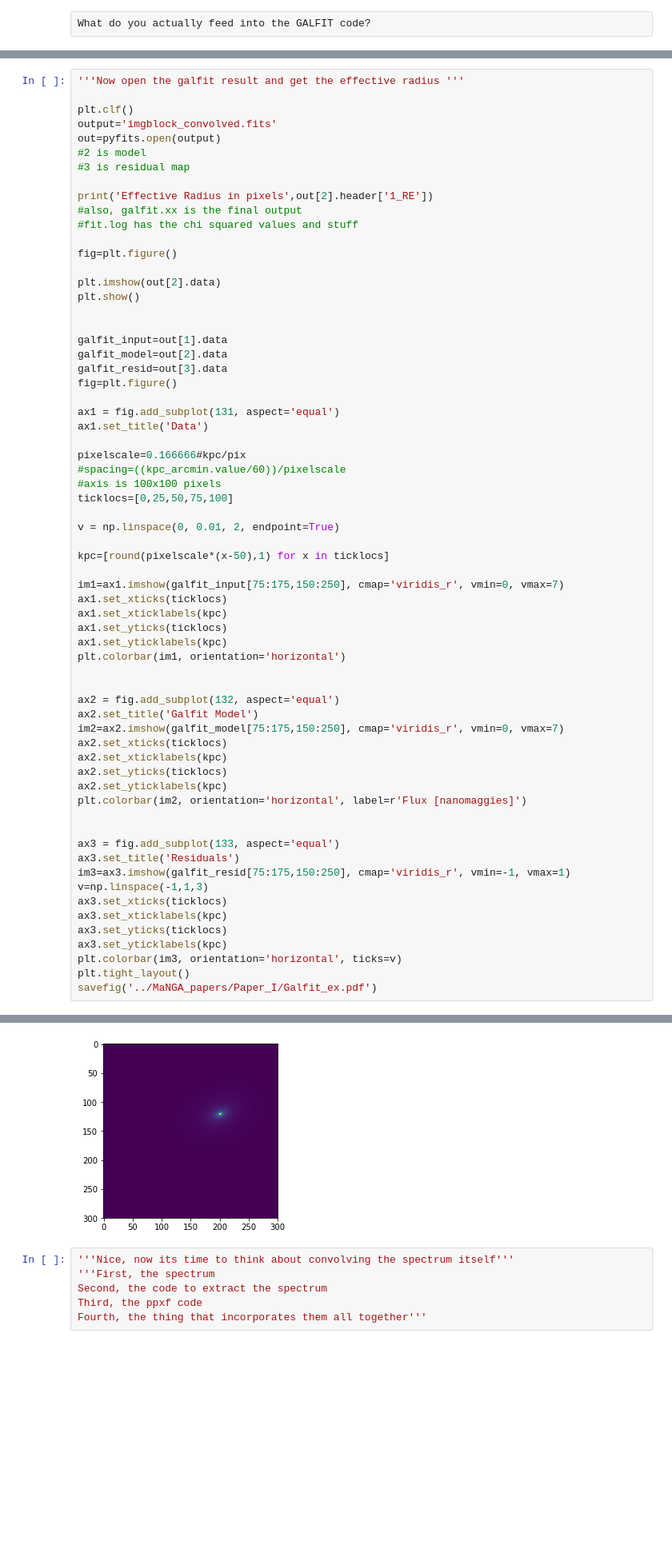
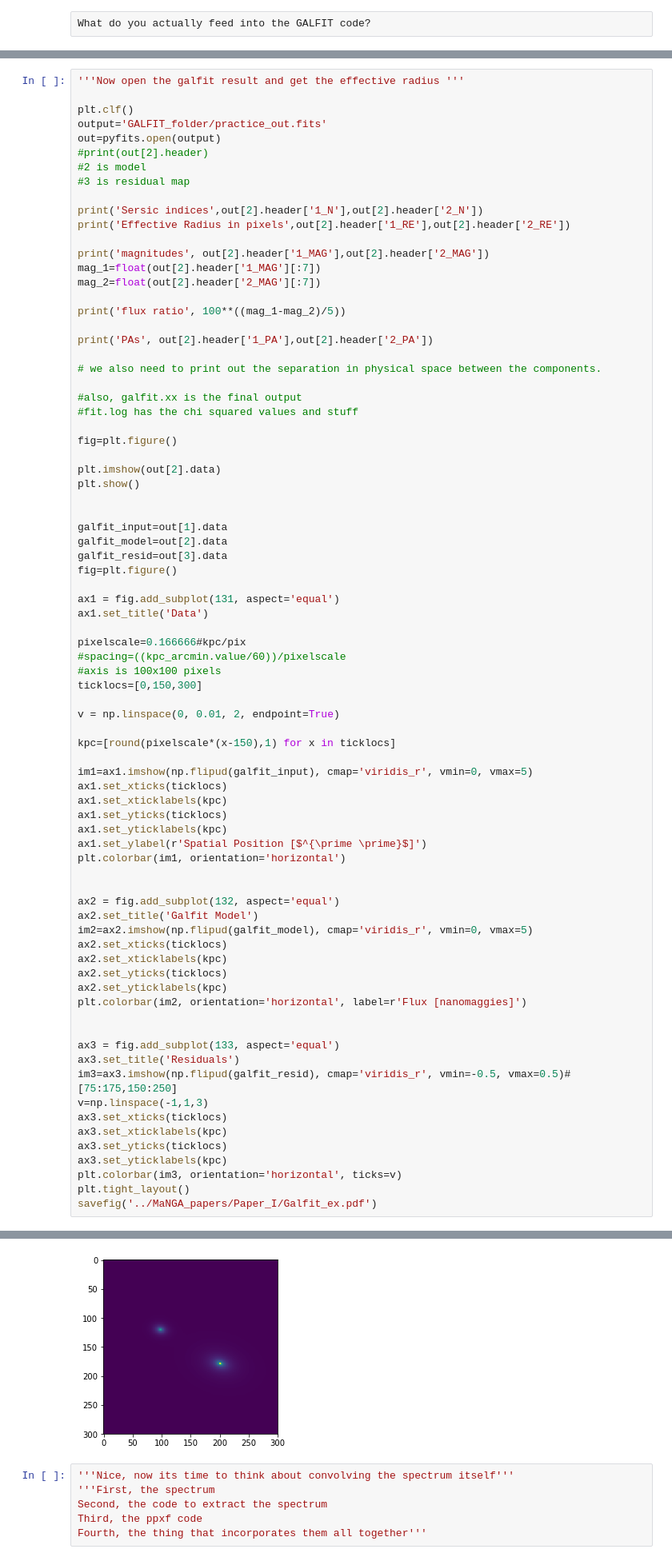
Before and after one commit to beckynevin/ppxf_MaNGA, a Jupyter notebook: Image_degradation.ipynb, the cells around one changed output, grey strips where cells are left out. Shown: that part at 80% size. Cells and saved outputs as stored; diff of their text form; blank space fills up the shorter version.

Commit message:
Added a second bulge component to the fitting, now I need to make the input to Galfit automated so that I can run a bunch of snapshots through it.

```diff
--- a/Image_degradation.ipynb
+++ b/Image_degradation.ipynb
@@ -357,12 +439,25 @@ subprocess.call("galfit galfit.feedme", shell=True)
 '''Now open the galfit result and get the effective radius '''
 
 plt.clf()
-output='imgblock_convolved.fits'
+output='GALFIT_folder/practice_out.fits'
 out=pyfits.open(output)
+#print(out[2].header)
 #2 is model
 #3 is residual map
 
-print('Effective Radius in pixels',out[2].header['1_RE'])
+print('Sersic indices',out[2].header['1_N'],out[2].header['2_N'])
+print('Effective Radius in pixels',out[2].header['1_RE'],out[2].header['2_RE'])
+
+print('magnitudes', out[2].header['1_MAG'],out[2].header['2_MAG'])
+mag_1=float(out[2].header['1_MAG'][:7])
+mag_2=float(out[2].header['2_MAG'][:7])
+
+print('flux ratio', 100**((mag_1-mag_2)/5))
+
+print('PAs', out[2].header['1_PA'],out[2].header['2_PA'])
+
+# we also need to print out the separation in physical space between the components.
+
 #also, galfit.xx is the final output
 #fit.log has the chi squared values and stuff
 
@@ -383,23 +478,24 @@ ax1.set_title('Data')
 pixelscale=0.166666#kpc/pix
 #spacing=((kpc_arcmin.value/60))/pixelscale
 #axis is 100x100 pixels
-ticklocs=[0,25,50,75,100]
+ticklocs=[0,150,300]
 
 v = np.linspace(0, 0.01, 2, endpoint=True)
 
-kpc=[round(pixelscale*(x-50),1) for x in ticklocs]
+kpc=[round(pixelscale*(x-150),1) for x in ticklocs]
 
-im1=ax1.imshow(galfit_input[75:175,150:250], cmap='viridis_r', vmin=0, vmax=7)
+im1=ax1.imshow(np.flipud(galfit_input), cmap='viridis_r', vmin=0, vmax=5)
 ax1.set_xticks(ticklocs)
 ax1.set_xticklabels(kpc)
 ax1.set_yticks(ticklocs)
 ax1.set_yticklabels(kpc)
+ax1.set_ylabel(r'Spatial Position [$^{\prime \prime}$]')
 plt.colorbar(im1, orientation='horizontal')
 
 
 ax2 = fig.add_subplot(132, aspect='equal')
 ax2.set_title('Galfit Model')
-im2=ax2.imshow(galfit_model[75:175,150:250], cmap='viridis_r', vmin=0, vmax=7)
+im2=ax2.imshow(np.flipud(galfit_model), cmap='viridis_r', vmin=0, vmax=5)
 ax2.set_xticks(ticklocs)
 ax2.set_xticklabels(kpc)
 ax2.set_yticks(ticklocs)
@@ -409,7 +505,7 @@ plt.colorbar(im2, orientation='horizontal', label=r'Flux [nanomaggies]')
 
 ax3 = fig.add_subplot(133, aspect='equal')
 ax3.set_title('Residuals')
-im3=ax3.imshow(galfit_resid[75:175,150:250], cmap='viridis_r', vmin=-1, vmax=1)
+im3=ax3.imshow(np.flipud(galfit_resid), cmap='viridis_r', vmin=-0.5, vmax=0.5)#[75:175,150:250]
 v=np.linspace(-1,1,3)
 ax3.set_xticks(ticklocs)
 ax3.set_xticklabels(kpc)
@@ -423,5 +523,5 @@ Effective Radius in pixels 54.6516 +/- 0.9776
 <matplotlib.figure.Figure at 0x...>
-[figure, old version]
+[figure, new version]
 # %%
 '''Nice, now its time to think about convolving the spectrum itself'''
 '''First, the spectrum
```
Also changed, not shown: parts of 6 cells of this notebook.
